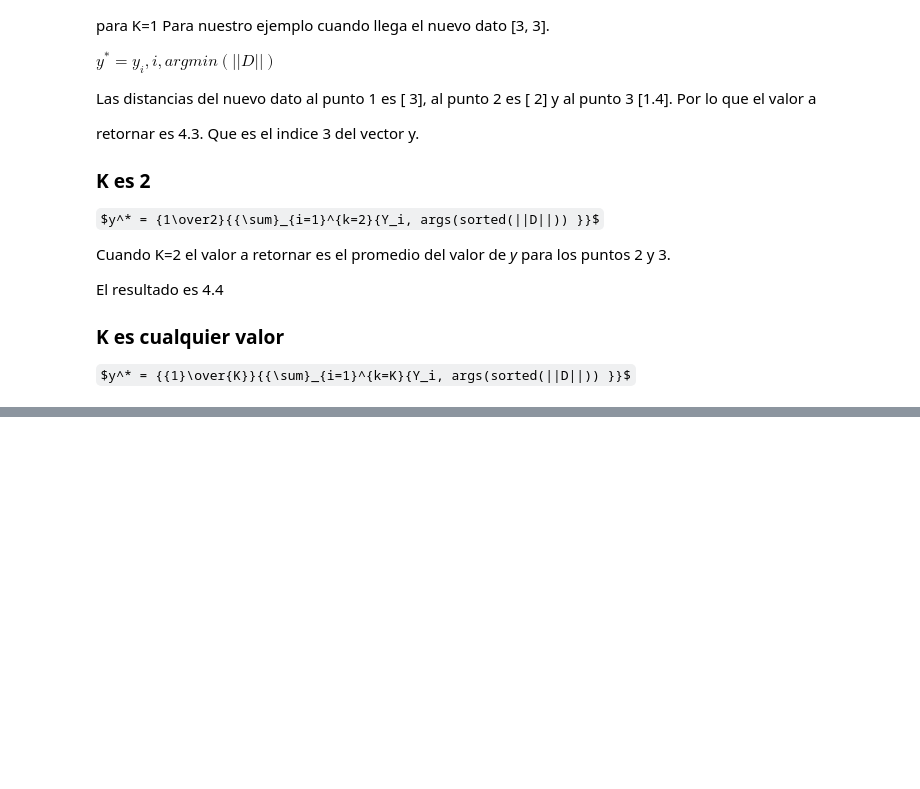
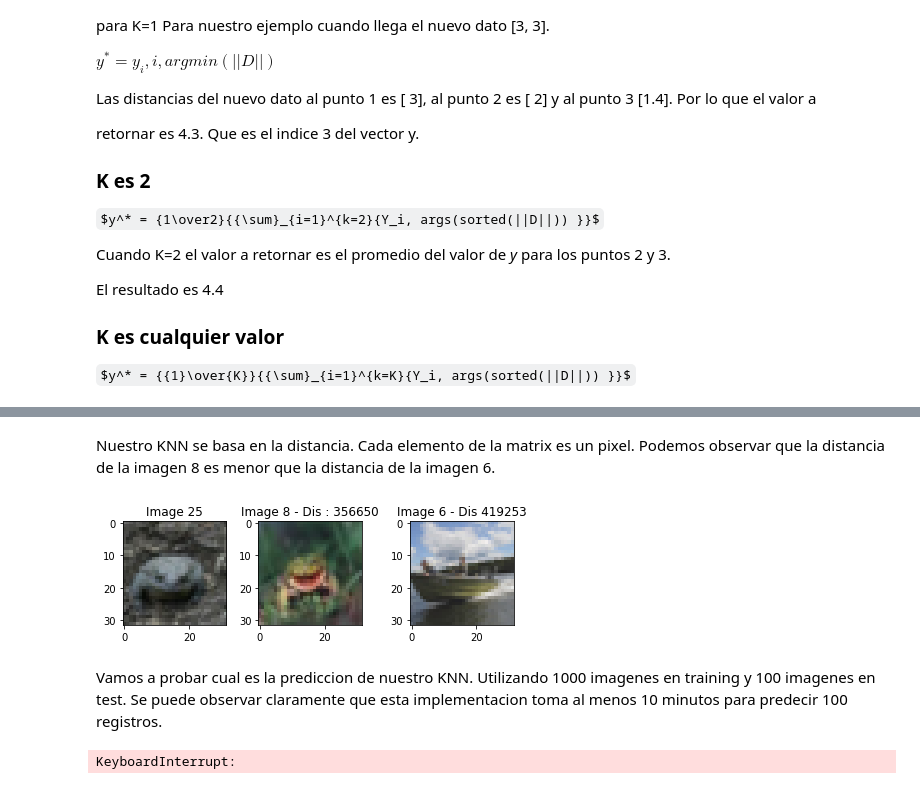
Before and after one commit to jdramirez/UCO_ML_AI, a Jupyter notebook: src/notebook/Basic_KNN.ipynb, the cells around one changed output, grey strips where cells are left out. Drawn from its saved outputs; the diff is of its cells as text; code cells hidden in the pictures; some formulas as TeX source; blank space fills up the shorter version.

```diff
--- a/src/notebook/Basic_KNN.ipynb
+++ b/src/notebook/Basic_KNN.ipynb
@@ -97,0 +184,32 @@ plt.show()
+# %% [markdown]
+Nuestro KNN se basa en la distancia. Cada elemento de la matrix es un pixel. Podemos observar que la distancia de la imagen 8 es menor que la distancia de la imagen 6.
+# %%
+fig, ax = plt.subplots(1,3, constrained_layout=True)
+ax[0].imshow(fn_shape(X_train[25]))
+ax[0].set_title(label="Image 25")
+ax[1].imshow(fn_shape(X_train[8]))
+ax[1].set_title(label="Image 8 - Dis : %s"%sum(abs(X_train[25] - X_train[8])))
+ax[2].imshow(fn_shape(X_train[6]))
+ax[2].set_title(label="Image 6 - Dis %s"%sum(abs(X_train[25] - X_train[6])))
+plt.show()
+# %% [output]
+[figure, added]
+# %% [markdown]
+Vamos a probar cual es la prediccion de nuestro KNN. Utilizando 1000 imagenes en training y 100 imagenes en test. Se puede observar claramente que esta implementacion toma al menos 10 minutos para predecir 100 registros.
+# %%
+%%time
+l = 1000
+l_t = 30
+s_X_train, s_y_train = X_train[:l], y_train[:l]
+s_X_test, s_y_test = X_test[:l_t], y_test[:l_t]
+K = 10
+knn = KNN(K,classifier=True)
+knn.train(s_X_train.tolist(),s_y_train.tolist())
+y_hat = knn.predict(s_X_test)
+print(y_hat)
+print(s_y_test)
+fn_accuracy = lambda y_hat,y_test: np.mean([1 if y_hat[i]==y_i else 0
+                                                for i,y_i in enumerate(y_test)])
+print(fn_accuracy(y_hat,s_y_test))
+# %% [output]
+KeyboardInterrupt:
```
Also changed, not shown: parts of 26 cells of this notebook.
